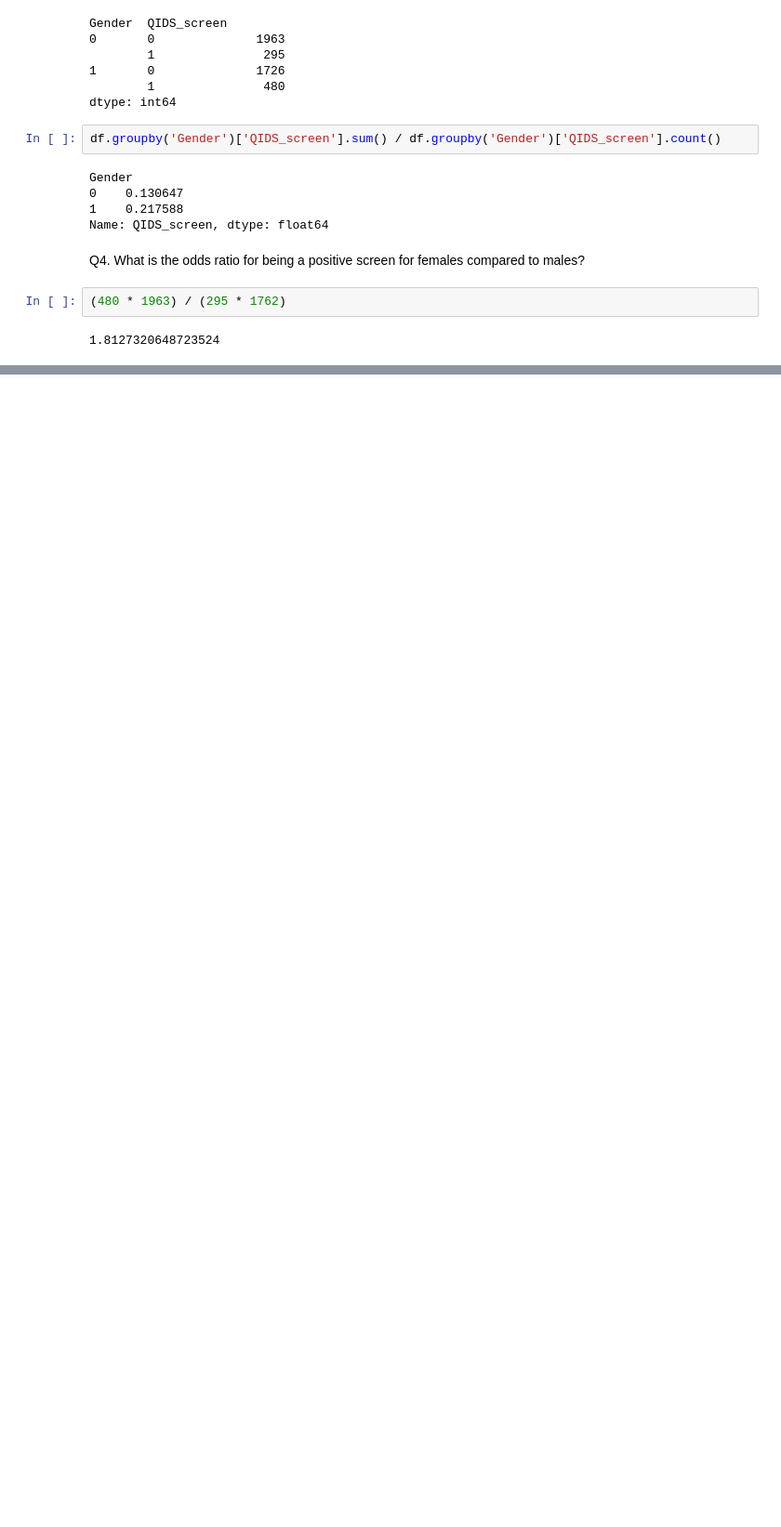
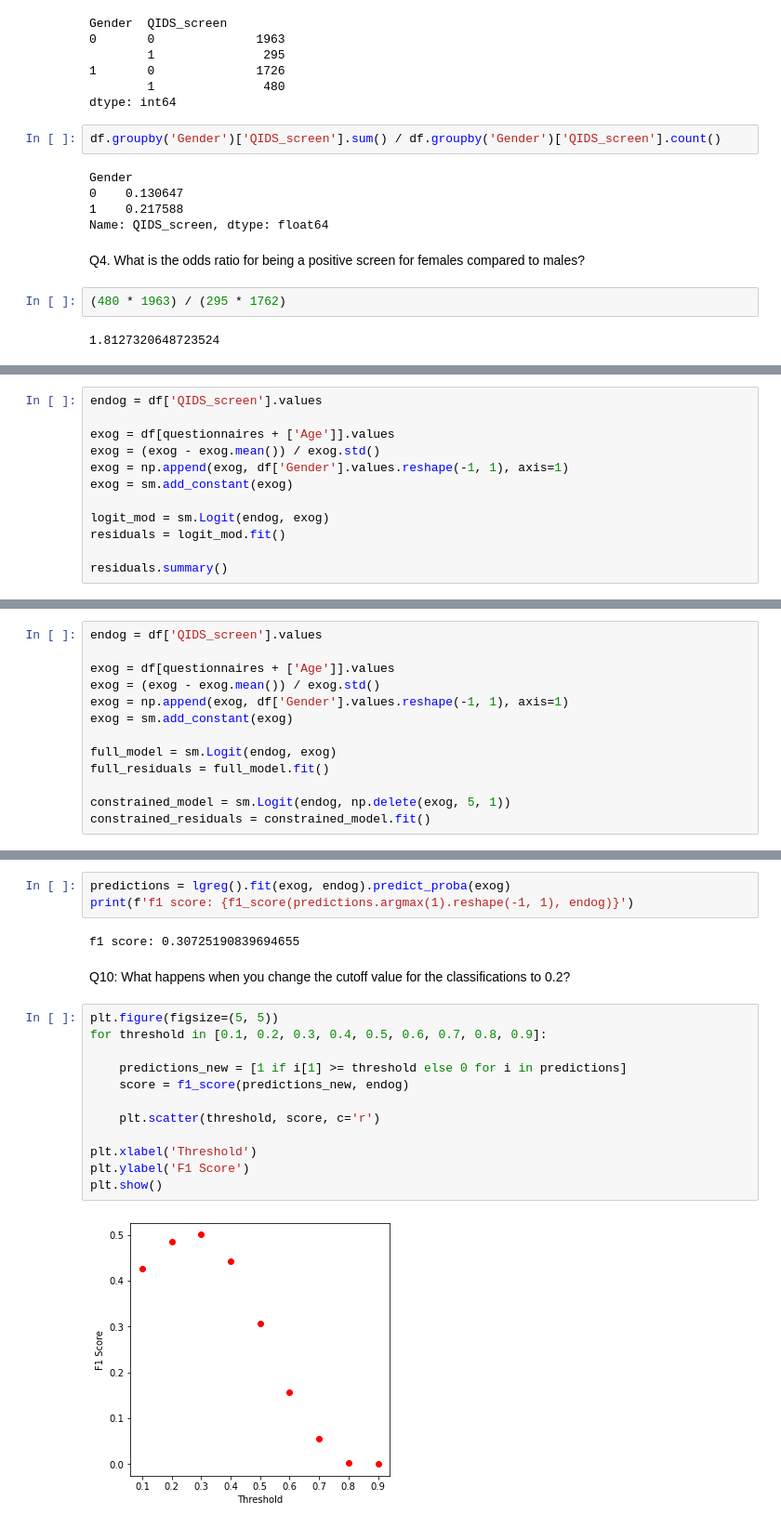
Before and after one commit to vb690/modules_comp_neuro_2021, a Jupyter notebook: advanced_quantitative_methods/units/4_logistic_regression/unit_4_lab_assignement.ipynb, the cells around one changed output, grey strips where cells are left out. Shown: that part at 93% size. Saved outputs shown, nothing was run; the diff lists cells and outputs as text; blank space fills up the shorter version.

```diff
--- a/advanced_quantitative_methods/units/4_logistic_regression/unit_4_lab_assignement.ipynb
+++ b/advanced_quantitative_methods/units/4_logistic_regression/unit_4_lab_assignement.ipynb
@@ -121,0 +175,12 @@ Logit Regression Results
+# %%
+endog = df['QIDS_screen'].values
+
+exog = df[questionnaires + ['Age']].values
+exog = (exog - exog.mean()) / exog.std()
+exog = np.append(exog, df['Gender'].values.reshape(-1, 1), axis=1)
+exog = sm.add_constant(exog)
+
+logit_mod = sm.Logit(endog, exog)
+residuals = logit_mod.fit()
+
+residuals.summary()
@@ -121,0 +210,13 @@ Logit Regression Results
+# %%
+endog = df['QIDS_screen'].values
+
+exog = df[questionnaires + ['Age']].values
+exog = (exog - exog.mean()) / exog.std()
+exog = np.append(exog, df['Gender'].values.reshape(-1, 1), axis=1)
+exog = sm.add_constant(exog)
+
+full_model = sm.Logit(endog, exog)
+full_residuals = full_model.fit()
+
+constrained_model = sm.Logit(endog, np.delete(exog, 5, 1))
+constrained_residuals = constrained_model.fit()
@@ -121,0 +240,21 @@ Logit Regression Results
+# %%
+predictions = lgreg().fit(exog, endog).predict_proba(exog)
+print(f'f1 score: {f1_score(predictions.argmax(1).reshape(-1, 1), endog)}')
+# %% [output]
+f1 score: 0.30725190839694655
+# %% [markdown]
+Q10: What happens when you change the cutoff value for the classifications to 0.2?
+# %%
+plt.figure(figsize=(5, 5))
+for threshold in [0.1, 0.2, 0.3, 0.4, 0.5, 0.6, 0.7, 0.8, 0.9]:
+
+    predictions_new = [1 if i[1] >= threshold else 0 for i in predictions]
+    score = f1_score(predictions_new, endog)
+
+    plt.scatter(threshold, score, c='r')
+
+plt.xlabel('Threshold')
+plt.ylabel('F1 Score')
+plt.show()
+# %% [output]
+[figure, added]
```
Also changed, not shown: parts of 18 cells of this notebook, 2 other files.
